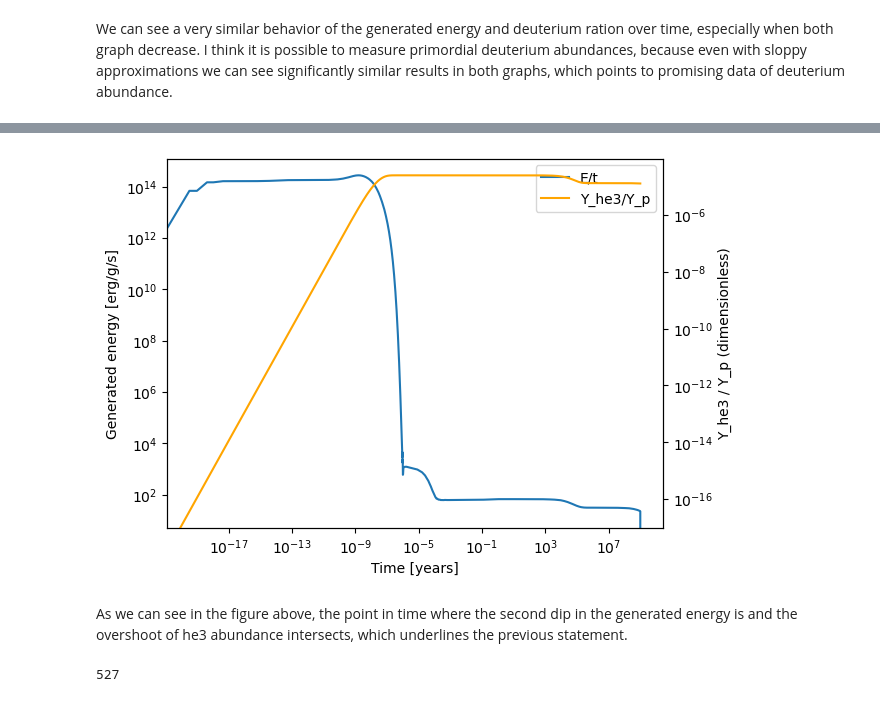
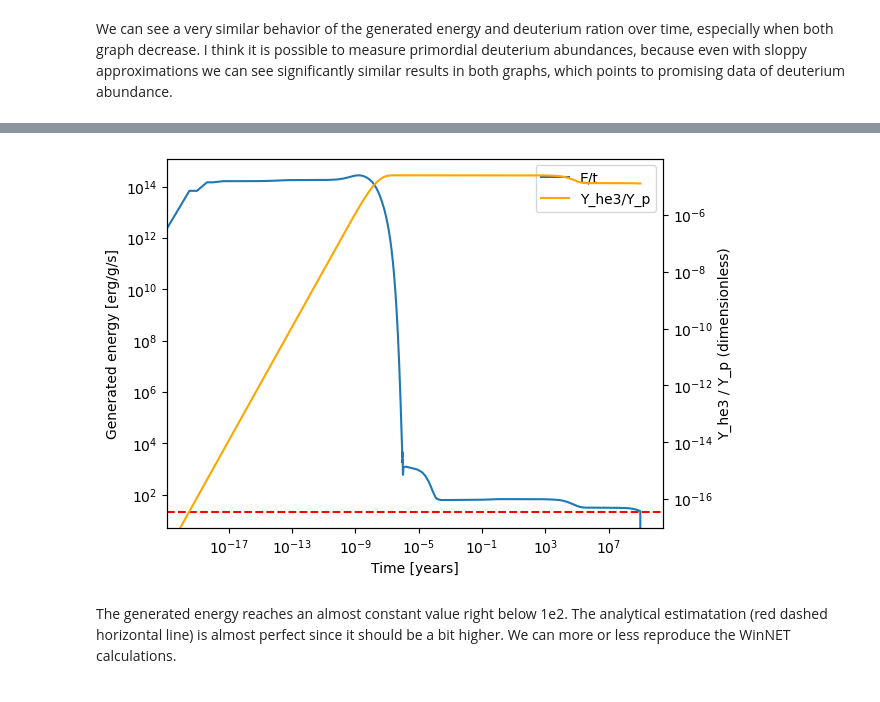
Before and after one commit to sMacks28/private, a Jupyter notebook: Uni/nuclearastrophysics/exercise04/exercise4.ipynb, the cells around one changed output, grey strips where cells are left out. Cells and saved outputs as stored; diff of their text form; code cells hidden in the pictures.

```diff
--- a/Uni/nuclearastrophysics/exercise04/exercise4.ipynb
+++ b/Uni/nuclearastrophysics/exercise04/exercise4.ipynb
@@ -121,27 +124,41 @@ It takes about 1/3 of a second to reach the equilibrium. This little overshoot a
 # %%
+Yp_eq=0.751
+NA_sigma_pp=8.104710278365027e-20
+NA_sigma_dp=0.011189587220289314
+dpratio_eq = NA_sigma_pp / (2.0 * NA_sigma_dp)
+NA_sigma_he3he3=2.219153470296946e-10
+NA_sigma_pp=8.104710278365027e-20
+he3pratio_eq =  np.sqrt(NA_sigma_pp/(2*NA_sigma_he3he3))
+Yhe3_eq = he3pratio_eq/Yp_eq
+Yd_eq = dpratio_eq/Yp_eq
+
+Q_pp = 1.44
+Q_dp = 5.49
+Q_3he3he = 12.9
+rho = 100.0
+
+#We now calculate the energy production
+E_ppI= 0.5*rho*(Yp_eq**2)*NA_sigma_pp*Q_pp + 0.5*rho*(Yhe3_eq**2)*NA_sigma_he3he3*Q_3he3he + rho*Yd_eq*Yp_eq*NA_sigma_dp*Q_dp*1.60218e-6*6.022e23
+
 fig, ax1 = plt.subplots()
 
 ax1.plot(time / (365*24*3600), totalenergy, label="E/t")
 ax1.set_xlabel('Time [years]')
 ax1.set_ylabel('Generated energy [erg/g/s]')
 ax1.set_xscale('log')
 ax1.set_yscale('log')
-
+plt.axhline(E_ppI, color='red', linestyle = '--')
 ax2 = ax1.twinx()
 ax2.plot(timeT1 / (365*24*3600), Y_he3 / Y_p, color='orange', label="Y_he3/Y_p")
 ax2.set_ylabel('Y_he3 / Y_p (dimensionless)')
 ax2.set_yscale('log')
 
 lines = ax1.get_lines() + ax2.get_lines()
 labels = [l.get_label() for l in lines]
 ax1.legend(lines, labels, loc='best')
 
 plt.show()
 # %% [output]
-[figure, old version]
+[figure, new version]
 # %% [markdown]
-As we can see in the figure above, the point in time where the second dip in the generated energy is and the overshoot of he3 abundance intersects, which underlines the previous statement.
+The generated energy reaches an almost constant value right below 1e2. The analytical estimatation (red dashed horizontal line) is almost perfect since it should be a bit higher. We can more or less reproduce the WinNET calculations.
-# %%
-len(Y_he3)
-# %% [output]
-527
```
Also changed, not shown: parts of 17 cells of this notebook, 1 other file.
